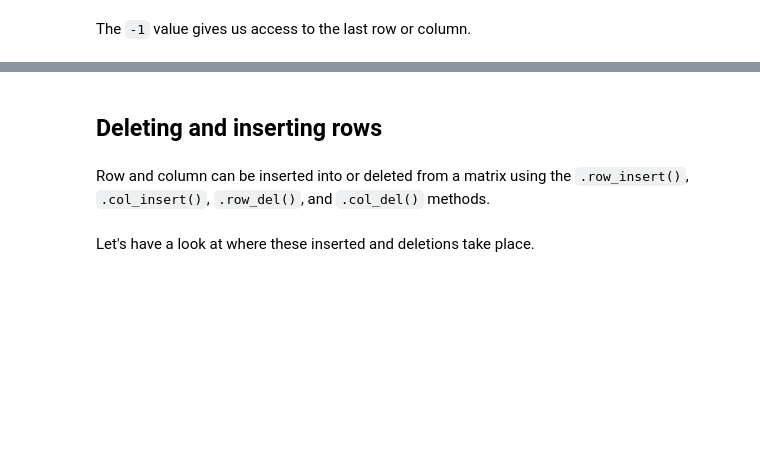
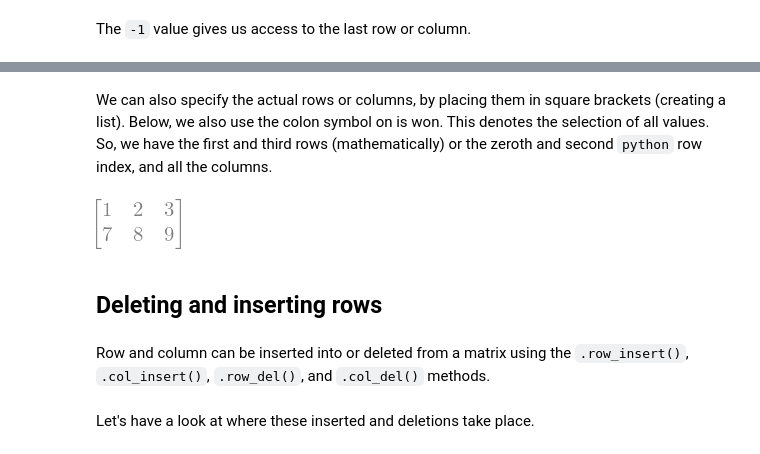
Before and after one commit to juanklopper/MIT_OCW_Linear_Algebra_18_06, a Jupyter notebook: 03_Introduction_to_matrices.ipynb, the cells around one changed output, grey strips where cells are left out. Saved outputs shown, nothing was run; the diff lists cells and outputs as text; code cells hidden in the pictures; blank space fills up the shorter version.

```diff
--- a/03_Introduction_to_matrices.ipynb
+++ b/03_Introduction_to_matrices.ipynb
@@ -89,3 +110,9 @@ matrix_1.row(-1)
+# %% [markdown]
+We can also specify the actual rows or columns, by placing them in square brackets (creating a list).  Below, we also use the colon symbol on is won.  This denotes the selection of all values.  So, we have the first and third rows (mathematically) or the zeroth and second `python` row index, and all the columns.
+# %%
+matrix_1[[0,2],:]
+# %% [output]
+[figure, added]
 # %% [markdown]
 ## Deleting and inserting rows
 # %% [markdown]
```
Also changed, not shown: parts of 22 cells of this notebook, 3 other files.
